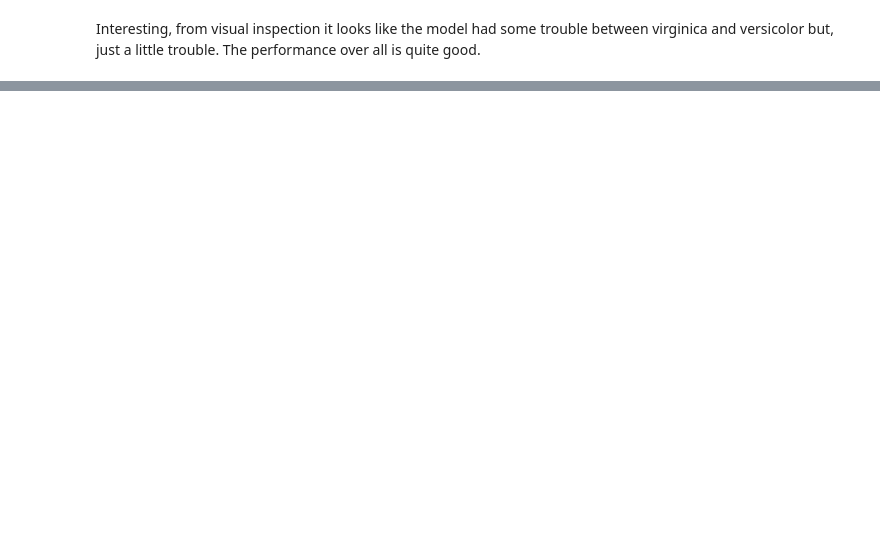
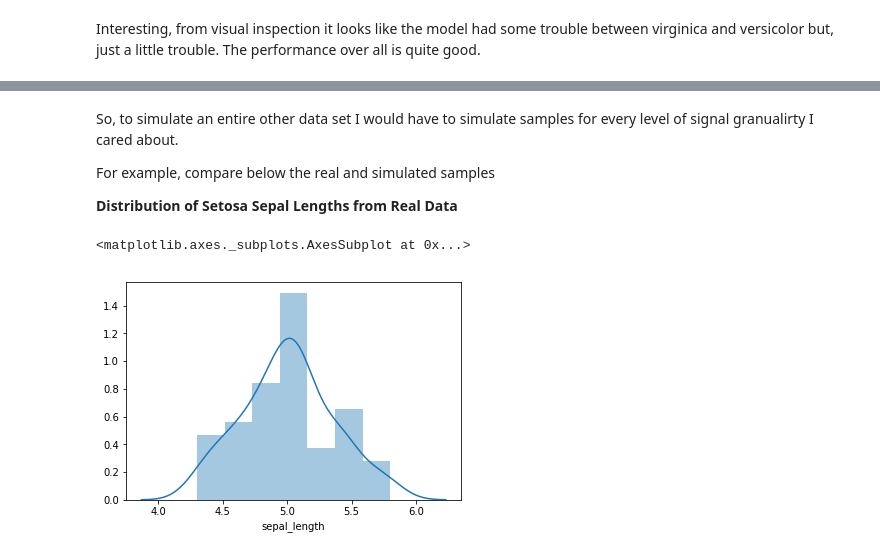
Before and after one commit to paulo-g-martinez/unsupervised-learning-in-python, a Jupyter notebook: unsupervised-learning-in-python.ipynb, the cells around one changed output, grey strips where cells are left out. Saved outputs shown, nothing was run; the diff lists cells and outputs as text; code cells hidden in the pictures; blank space fills up the shorter version.

```diff
--- a/unsupervised-learning-in-python.ipynb
+++ b/unsupervised-learning-in-python.ipynb
@@ -291,0 +309,13 @@ So, since the distributions are not normal across species, But do seem "normal e
+# %% [markdown]
+So, to simulate an entire other data set I would have to simulate samples for every level of signal granualirty I cared about.
+
+For example, compare below the real and simulated samples
+
+**Distribution of Setosa Sepal Lengths from Real Data**
+# %%
+sns.distplot(
+    iris_seaborn.sepal_length[iris_seaborn.species == 'setosa'],
+)
+# %% [output]
+<matplotlib.axes._subplots.AxesSubplot at 0x...>
+[figure, added]
```
Also changed, not shown: parts of 39 cells of this notebook.
